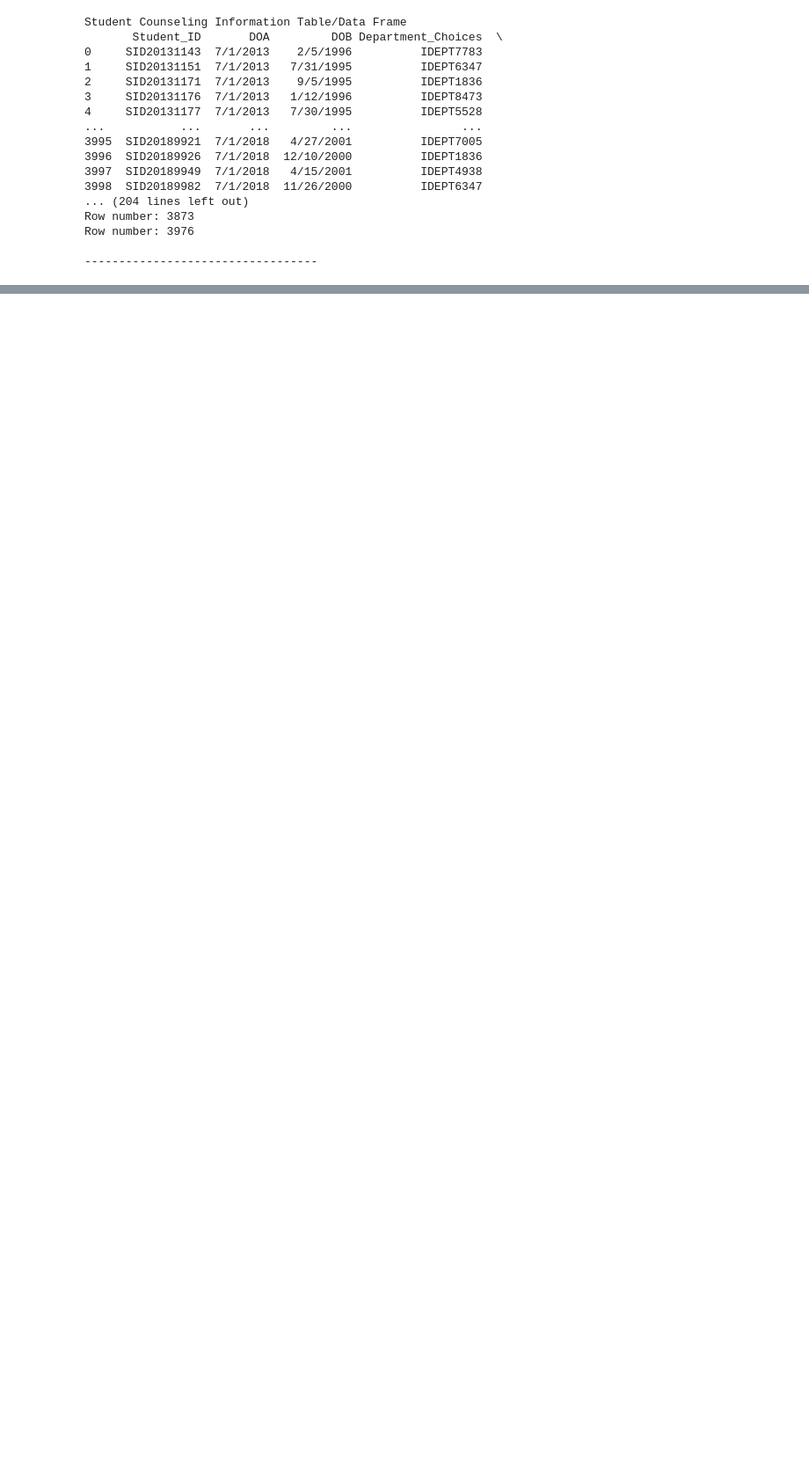
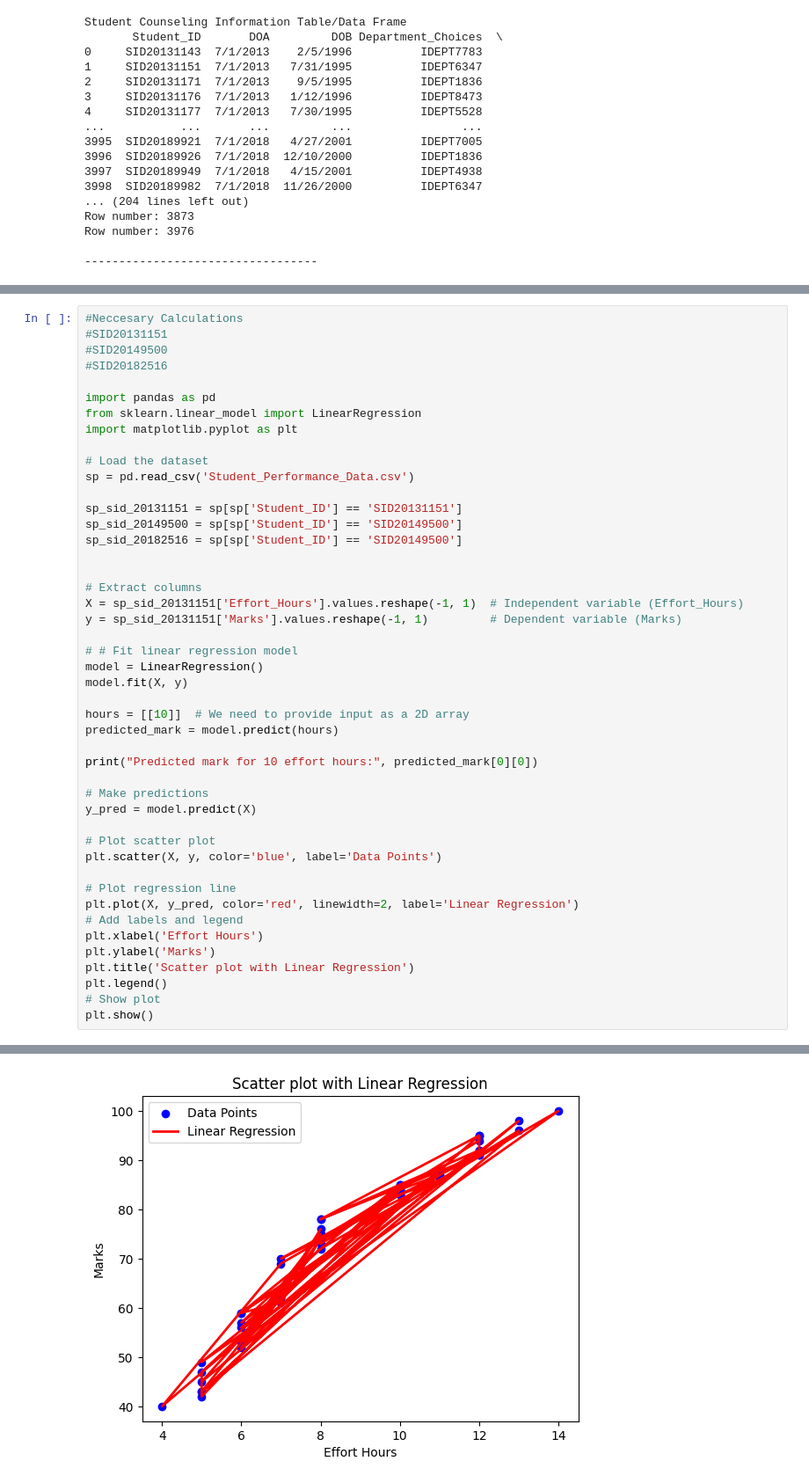
Before and after one commit to nsriv531/COMP-4522-Assignment3, a Jupyter notebook: Data/jupyter_notebook.ipynb, the cells around one changed output, grey strips where cells are left out. Shown at 88% size. Cells and saved outputs as stored; diff of their text form; blank space fills up the shorter version.

```diff
--- a/Data/jupyter_notebook.ipynb
+++ b/Data/jupyter_notebook.ipynb
@@ -241,0 +230,47 @@ sp = pd.read_csv('Student_Performance_Data.csv')
+# %%
+#Neccesary Calculations
+#SID20131151
+#SID20149500
+#SID20182516
+
+import pandas as pd
+from sklearn.linear_model import LinearRegression
+import matplotlib.pyplot as plt
+
+# Load the dataset
+sp = pd.read_csv('Student_Performance_Data.csv')
+
+sp_sid_20131151 = sp[sp['Student_ID'] == 'SID20131151']
+sp_sid_20149500 = sp[sp['Student_ID'] == 'SID20149500']
+sp_sid_20182516 = sp[sp['Student_ID'] == 'SID20149500']
+
+
+# Extract columns
+X = sp_sid_20131151['Effort_Hours'].values.reshape(-1, 1)  # Independent variable (Effort_Hours)
+y = sp_sid_20131151['Marks'].values.reshape(-1, 1)         # Dependent variable (Marks)
+
+# # Fit linear regression model
+model = LinearRegression()
+model.fit(X, y)
+
+hours = [[10]]  # We need to provide input as a 2D array
+predicted_mark = model.predict(hours)
+
+print("Predicted mark for 10 effort hours:", predicted_mark[0][0])
+
+# Make predictions
+y_pred = model.predict(X)
+
+# Plot scatter plot
+plt.scatter(X, y, color='blue', label='Data Points')
+
+# Plot regression line
+plt.plot(X, y_pred, color='red', linewidth=2, label='Linear Regression')
+# Add labels and legend
+plt.xlabel('Effort Hours')
+plt.ylabel('Marks')
+plt.title('Scatter plot with Linear Regression')
+plt.legend()
+# Show plot
+plt.show()
+# %% [output]
@@ -241,0 +278 @@ sp = pd.read_csv('Student_Performance_Data.csv')
+[figure, added]
```
Also changed, not shown: parts of 3 cells of this notebook.
